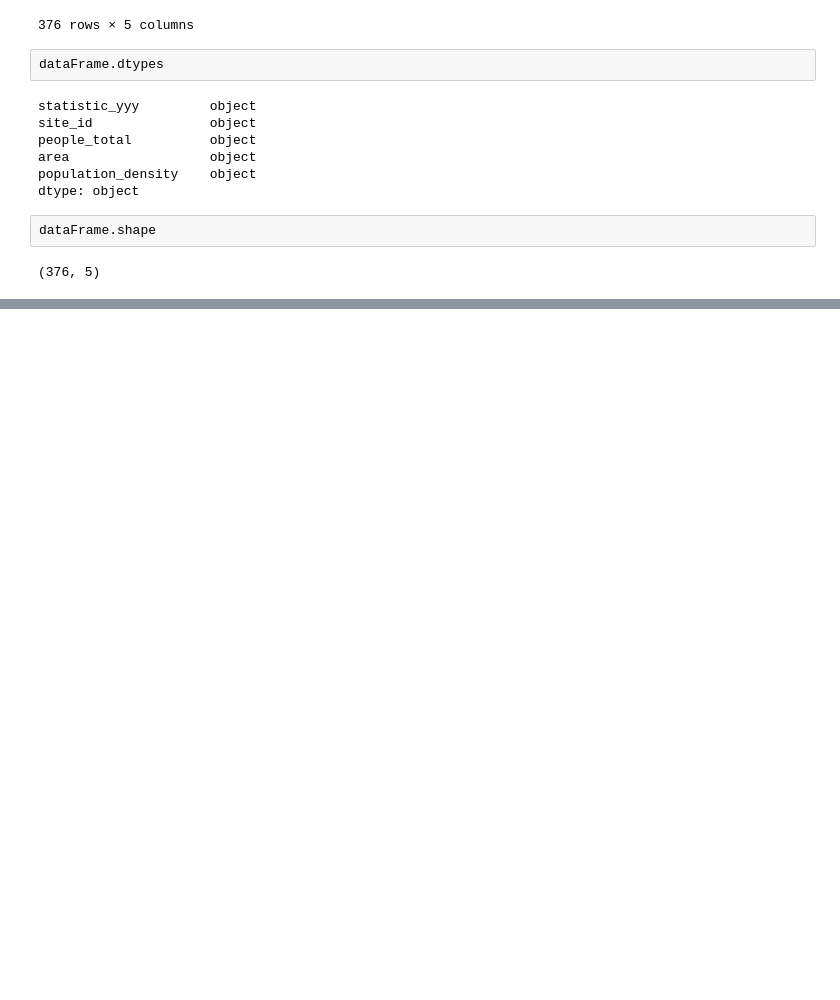
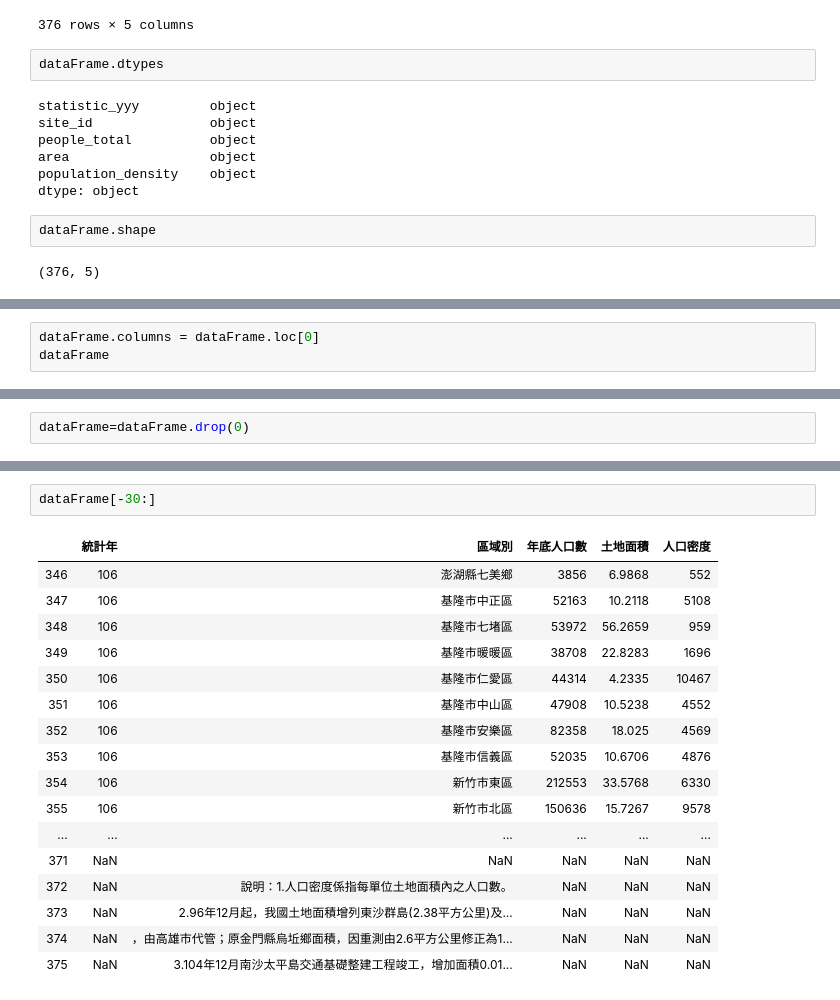
Before and after one commit to a29571508/PythonForDataAnalysis, a Jupyter notebook: 上課內容/sample25.ipynb, the cells around one changed output, grey strips where cells are left out. Cells and saved outputs as stored; diff of their text form; blank space fills up the shorter version.

```diff
--- a/上課內容/sample25.ipynb
+++ b/上課內容/sample25.ipynb
@@ -234,0 +249,3 @@ dataFrame.shape
+# %%
+dataFrame.columns = dataFrame.loc[0]
+dataFrame
@@ -234,0 +266,2 @@ dataFrame.shape
+# %%
+dataFrame=dataFrame.drop(0)
@@ -234,0 +284,20 @@ dataFrame.shape
+# %%
+dataFrame[-30:]
+# %% [output]
+|  | 統計年 | 區域別 | 年底人口數 | 土地面積 | 人口密度 |
+| 346 | 106 | 澎湖縣七美鄉 | 3856 | 6.9868 | 552 |
+| 347 | 106 | 基隆市中正區 | 52163 | 10.2118 | 5108 |
+| 348 | 106 | 基隆市七堵區 | 53972 | 56.2659 | 959 |
+| 349 | 106 | 基隆市暖暖區 | 38708 | 22.8283 | 1696 |
+| 350 | 106 | 基隆市仁愛區 | 44314 | 4.2335 | 10467 |
+| 351 | 106 | 基隆市中山區 | 47908 | 10.5238 | 4552 |
+| 352 | 106 | 基隆市安樂區 | 82358 | 18.025 | 4569 |
+| 353 | 106 | 基隆市信義區 | 52035 | 10.6706 | 4876 |
+| 354 | 106 | 新竹市東區 | 212553 | 33.5768 | 6330 |
+| 355 | 106 | 新竹市北區 | 150636 | 15.7267 | 9578 |
+| ... | ... | ... | ... | ... | ... |
+| 371 | NaN | NaN | NaN | NaN | NaN |
+| 372 | NaN | 說明：1.人口密度係指每單位土地面積內之人口數。 | NaN | NaN | NaN |
+| 373 | NaN | 2.96年12月起，我國土地面積增列東沙群島(2.38平方公里)及... | NaN | NaN | NaN |
+| 374 | NaN | ，由高雄市代管；原金門縣烏坵鄉面積，因重測由2.6平方公里修正為1... | NaN | NaN | NaN |
+| 375 | NaN | 3.104年12月南沙太平島交通基礎整建工程竣工，增加面積0.01... | NaN | NaN | NaN |
```
Also changed, not shown: parts of 9 cells of this notebook.
